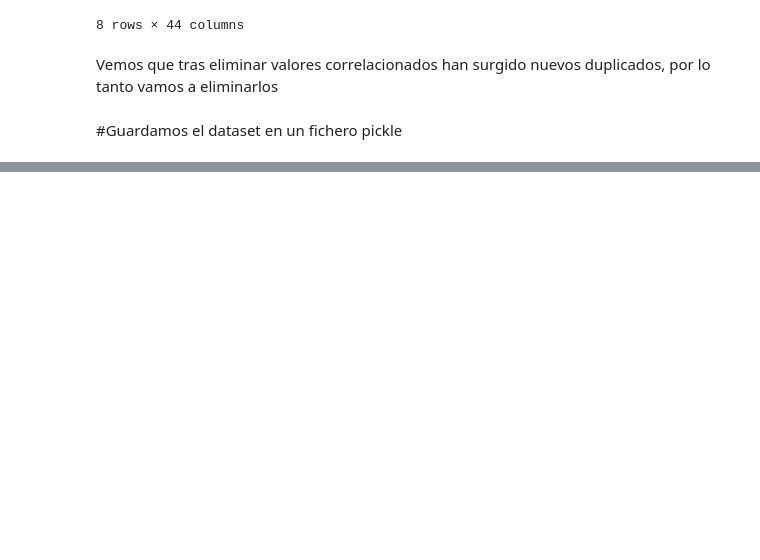
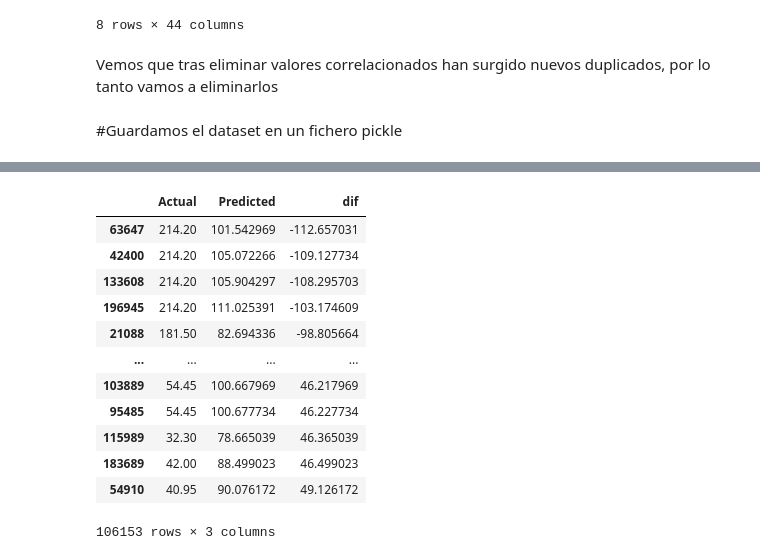
Before and after one commit to csipop/TAREAS_MASTER, a Jupyter notebook: Tarea_1_Limpieza_de_datos.ipynb, the cells around one changed output, grey strips where cells are left out. Cells and saved outputs as stored; diff of their text form; code cells hidden in the pictures; blank space fills up the shorter version.

```diff
--- a/Tarea_1_Limpieza_de_datos.ipynb
+++ b/Tarea_1_Limpieza_de_datos.ipynb
@@ -1143,0 +1233,16 @@ pd.to_pickle(Renfe_prep,"/content/drive/MyDrive/Limpieza de datos/df_renfe_clean
+# %%
+df_resultados.sort_values(by="dif")
+# %% [output]
+|  | Actual | Predicted | dif |
+| 63647 | 214.20 | 101.542969 | -112.657031 |
+| 42400 | 214.20 | 105.072266 | -109.127734 |
+| 133608 | 214.20 | 105.904297 | -108.295703 |
+| 196945 | 214.20 | 111.025391 | -103.174609 |
+| 21088 | 181.50 | 82.694336 | -98.805664 |
+| ... | ... | ... | ... |
+| 103889 | 54.45 | 100.667969 | 46.217969 |
+| 95485 | 54.45 | 100.677734 | 46.227734 |
+| 115989 | 32.30 | 78.665039 | 46.365039 |
+| 183689 | 42.00 | 88.499023 | 46.499023 |
+| 54910 | 40.95 | 90.076172 | 49.126172 |
+106153 rows × 3 columns
```
Also changed, not shown: parts of 21 cells of this notebook.
